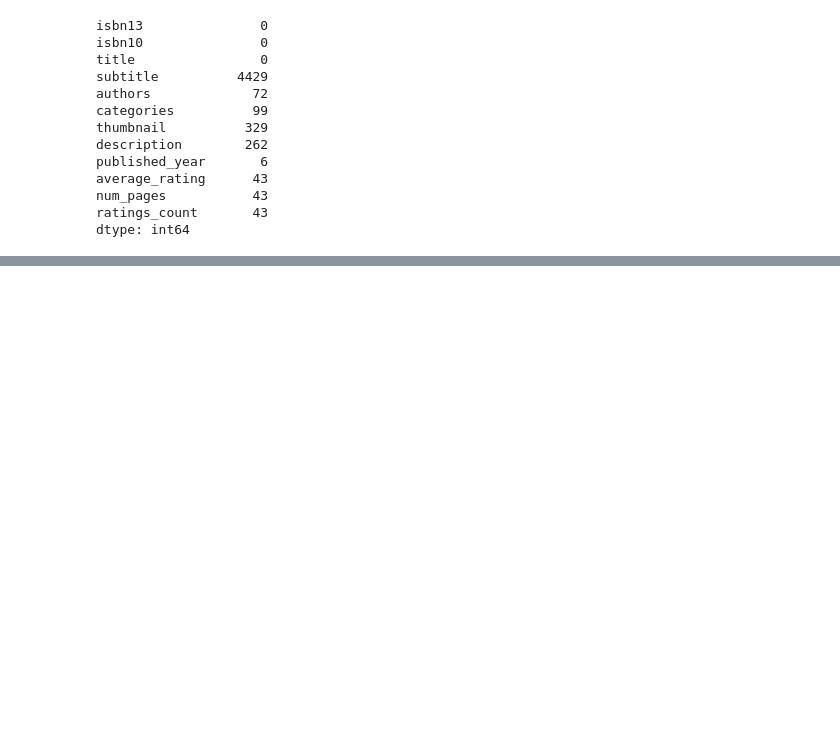
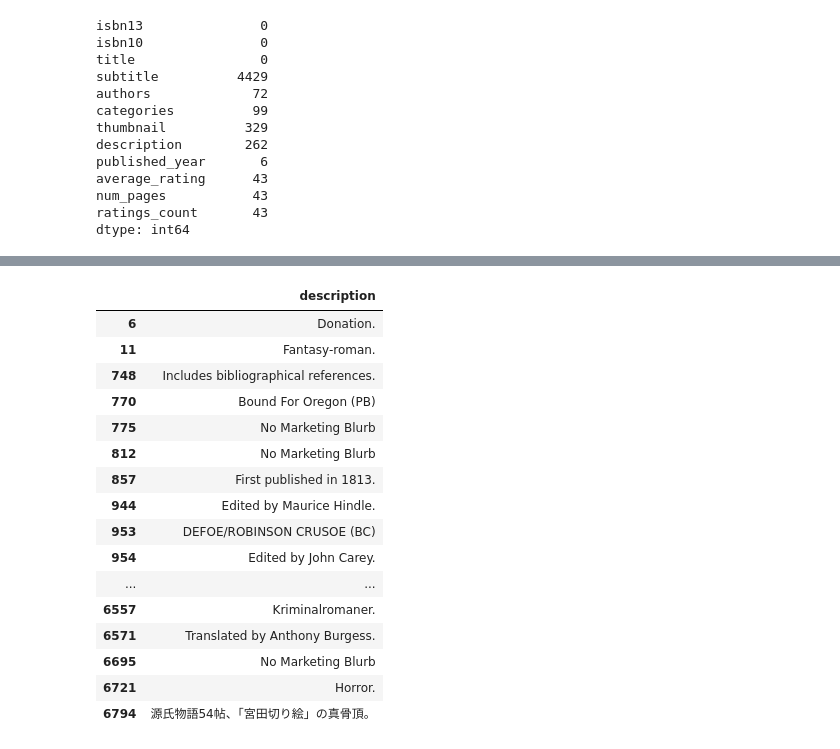
Before and after one commit to amitojbirah/llm-book-reco, a Jupyter notebook: nb1.ipynb, the cells around one changed output, grey strips where cells are left out. Cells and saved outputs as stored; diff of their text form; code cells hidden in the pictures; blank space fills up the shorter version.

```diff
--- a/nb1.ipynb
+++ b/nb1.ipynb
@@ -75,0 +143,20 @@ dtype: int64
+# %%
+book_missing.loc[book_missing["word_description"].between(1,4), ["description"]]
+# %% [output]
+|  | description |
+| 6 | Donation. |
+| 11 | Fantasy-roman. |
+| 748 | Includes bibliographical references. |
+| 770 | Bound For Oregon (PB) |
+| 775 | No Marketing Blurb |
+| 812 | No Marketing Blurb |
+| 857 | First published in 1813. |
+| 944 | Edited by Maurice Hindle. |
+| 953 | DEFOE/ROBINSON CRUSOE (BC) |
+| 954 | Edited by John Carey. |
+| ... | ... |
+| 6557 | Kriminalromaner. |
+| 6571 | Translated by Anthony Burgess. |
+| 6695 | No Marketing Blurb |
+| 6721 | Horror. |
+| 6794 | 源氏物語54帖、「宮田切り絵」の真骨頂。 |
```
Also changed, not shown: parts of 22 cells of this notebook, 5 other files.
